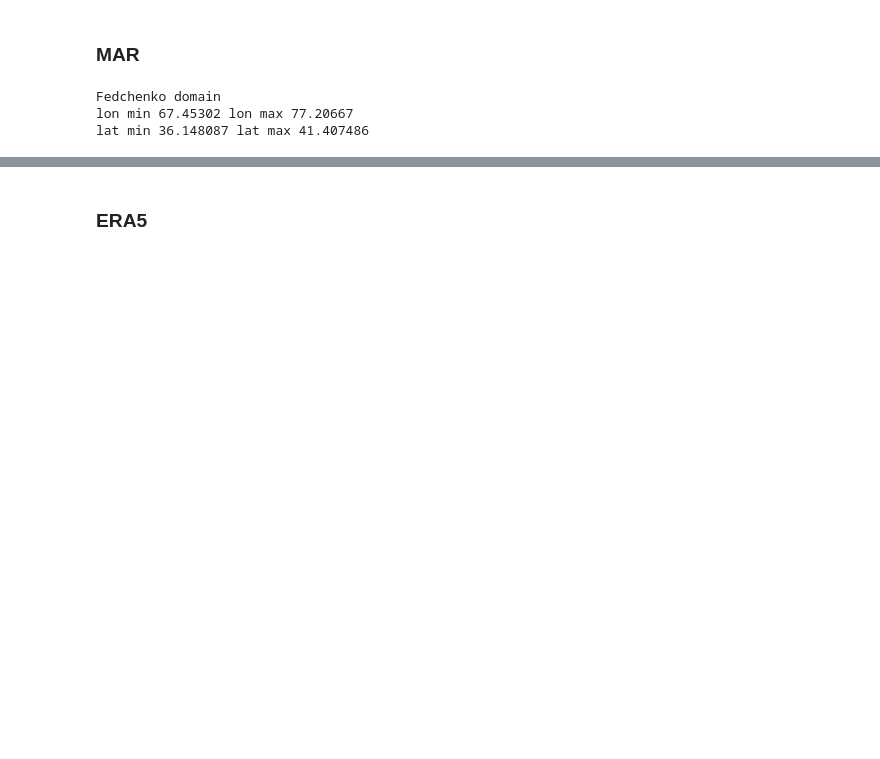
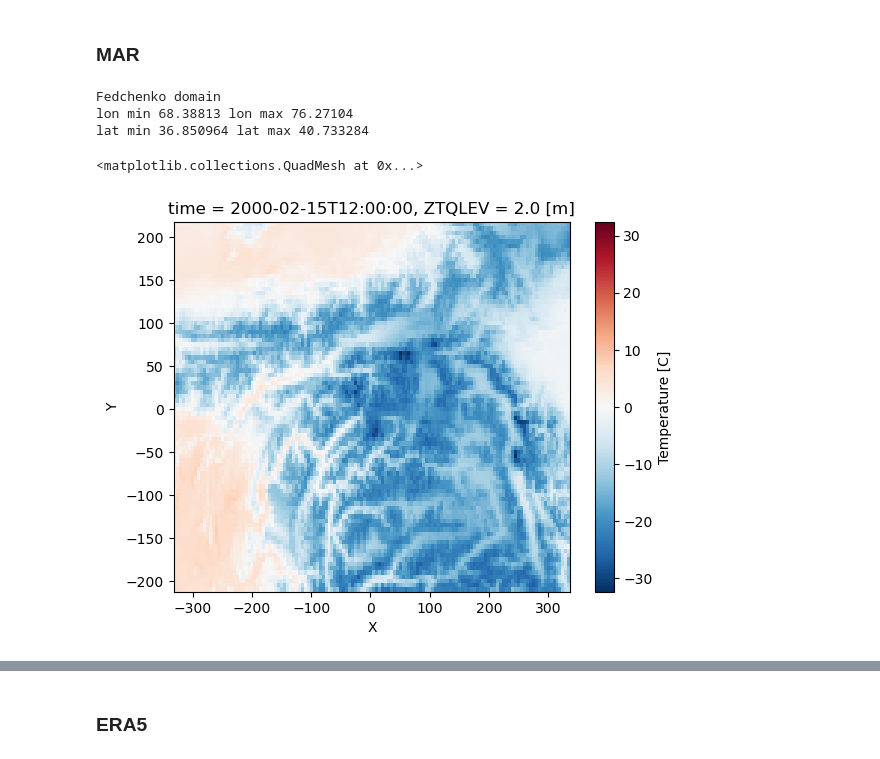
Before and after one commit to xfain/MAR_HMA, a Jupyter notebook: comparison_t2m.annual_climatology_Fed.ipynb, the cells around one changed output, grey strips where cells are left out. Saved outputs shown, nothing was run; the diff lists cells and outputs as text; code cells hidden in the pictures; blank space fills up the shorter version.

```diff
--- a/comparison_t2m.annual_climatology_Fed.ipynb
+++ b/comparison_t2m.annual_climatology_Fed.ipynb
@@ -25,15 +33,4 @@ season_list = ["DJF","MAM","JJA","SON"]
 sourceDataGrid='/home/amoryc/'
 fileName_grF='NST.2000.01.01.00.GRf.nc'
 ds_grF= xr.open_dataset(sourceDataGrid+fileName_grF)
-# %%
-print('Fedchenko domain')
-print('lon min',ds_grF.LON.values.min(),'lon max',ds_grF.LON.values.max())
-print('lat min',ds_grF.LAT.values.min(),'lat max',ds_grF.LAT.values.max())
-
-latlim_grF=slice(ds_grF.LAT.values.min(),ds_grF.LAT.values.max())
-lonlim_grF=slice(ds_grF.LON.values.min(),ds_grF.LON.values.max())
-# %% [output]
-Fedchenko domain
-lon min 67.45302 lon max 77.20667
-lat min 36.148087 lat max 41.407486
 # %%
@@ -51,3 +49,30 @@ dsF = dsF.sel(time=slice("2000-01-01", "2020-12-31"))
 
 model1='MAR'
 res1=str('5kmx5km')
+# %%
+# Enlever k pixels sur les contours
+k=15
+dsF=dsF.isel(X=slice(k, -k), Y=slice(k, -k))
+ds_grF=ds_grF.isel(x=slice(k, -k), y=slice(k, -k))
+
+lat_min=ds_grF.LAT.values.min()
+lat_max=ds_grF.LAT.values.max()
+
+lon_min=ds_grF.LON.values.min()
+lon_max=ds_grF.LON.values.max()
+
+# latlim_grF=slice(ds_grF.LAT.values.min(),ds_grF.LAT.values.max())
+# lonlim_grF=slice(ds_grF.LON.values.min(),ds_grF.LON.values.max())
+# %%
+print('Fedchenko domain')
+print('lon min',ds_grF.LON.values.min(),'lon max',ds_grF.LON.values.max())
+print('lat min',ds_grF.LAT.values.min(),'lat max',ds_grF.LAT.values.max())
+# %% [output]
+Fedchenko domain
+lon min 68.38813 lon max 76.27104
+lat min 36.850964 lat max 40.733284
+# %%
+dsF.isel(time=1).plot()
+# %% [output]
+<matplotlib.collections.QuadMesh at 0x...>
+[figure, added]
```
Also changed, not shown: parts of 26 cells of this notebook, 11 other files.
